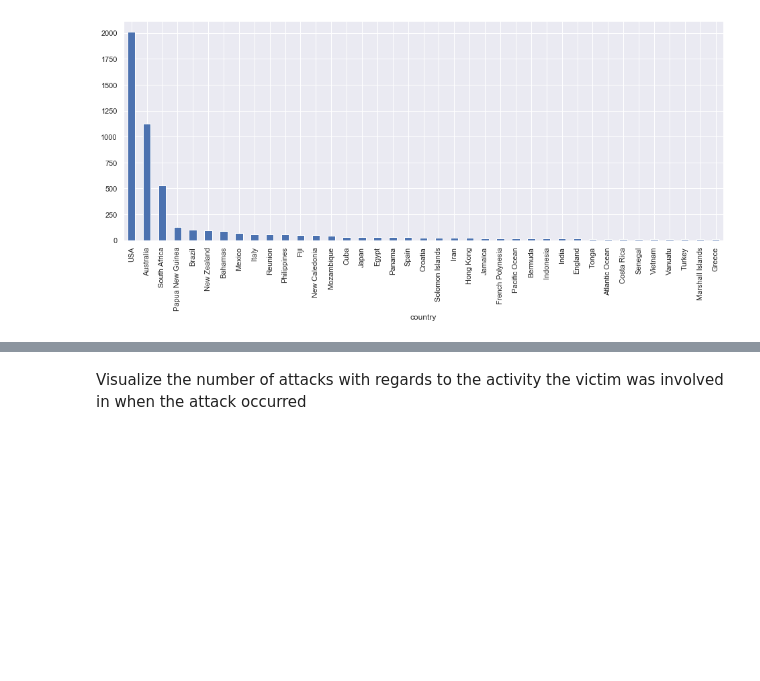
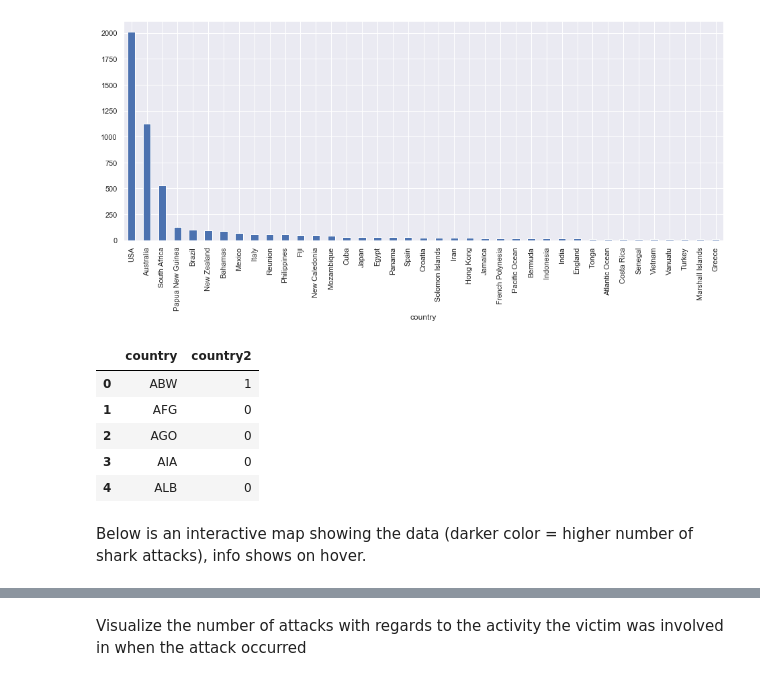
Before and after one commit to ayman-d/shark_attacks_data_analysis, a Jupyter notebook: shark_attacks.ipynb, the cells around one changed output, grey strips where cells are left out. Saved outputs shown, nothing was run; the diff lists cells and outputs as text; code cells hidden in the pictures; blank space fills up the shorter version.

```diff
--- a/shark_attacks.ipynb
+++ b/shark_attacks.ipynb
@@ -389,3 +389,28 @@ visualize the countries with the highest number of shark attacks over the datase
 # %% [output]
 <matplotlib.axes._subplots.AxesSubplot at 0x...>
 [figure]
+# %%
+# import all necessary libraries to view the data on a world map
+import plotly as py
+import plotly.graph_objs as go
+from plotly.offline import download_plotlyjs, init_notebook_mode, plot, iplot
+init_notebook_mode(connected=True)
+# make a new data frame with the information we need
+map_df = df.groupby('country')['date'].count()
+new_df = pd.DataFrame(map_df)
+# I then exported this data frame to excel where I added the correct country code so plotly can read the country codes
+new_df.to_excel('new_df_file.xlsx')
+# brought back the adjusted file with the country codes (this has been added to the repository as well)
+df_map = pd.read_excel('adjusted_new_df.xlsx')
+# %%
+# check changes
+df_map.head()
+# %% [output]
+|  | country | country2 |
+| 0 | ABW | 1 |
+| 1 | AFG | 0 |
+| 2 | AGO | 0 |
+| 3 | AIA | 0 |
+| 4 | ALB | 0 |
+# %% [markdown]
+Below is an interactive map showing the data (darker color = higher number of shark attacks), info shows on hover.
```
Also changed, not shown: parts of 2 cells of this notebook, 3 other files.
